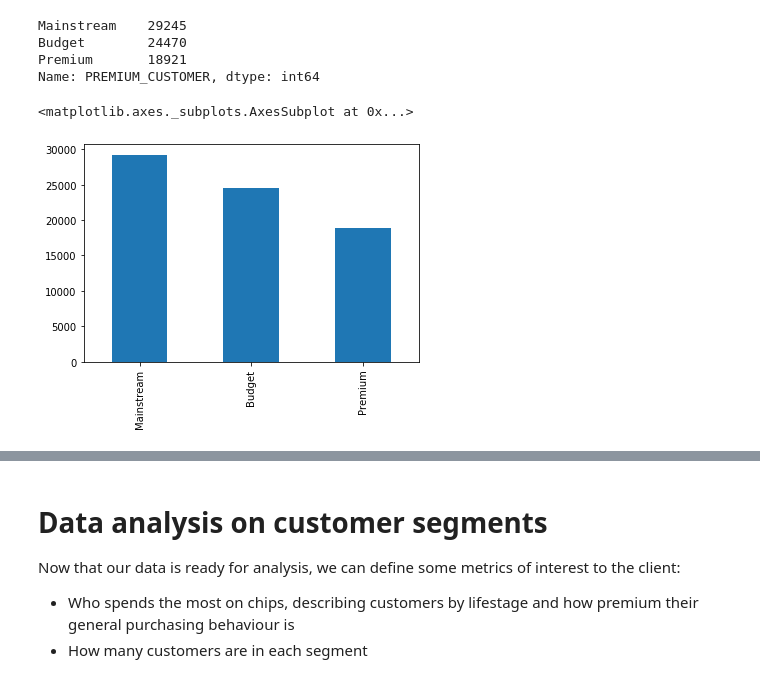
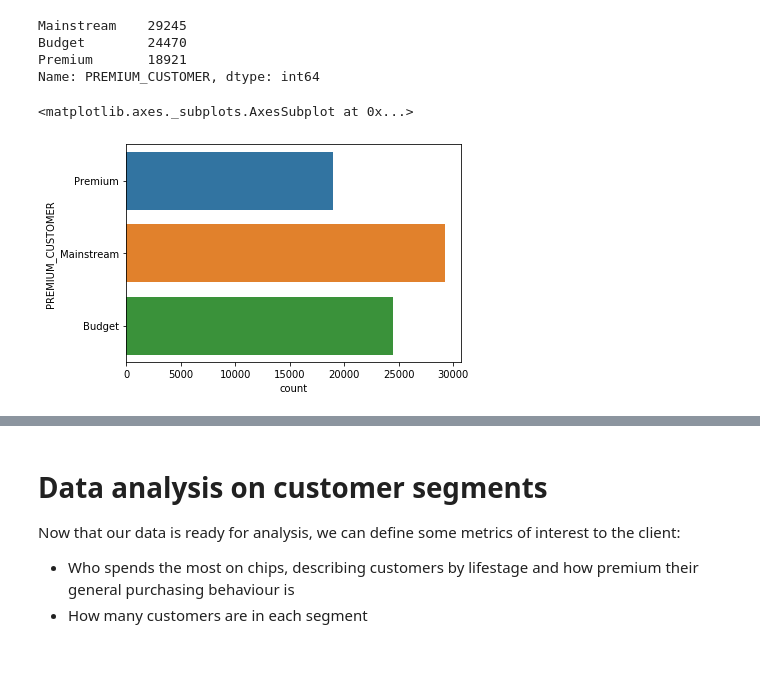
Before and after one commit to Johnson-a-hash/quantium-virtual-program, a Jupyter notebook: Quantium Module 1.ipynb, the cells around one changed output, grey strips where cells are left out. Saved outputs shown, nothing was run; the diff lists cells and outputs as text; code cells hidden in the pictures.

```diff
--- a/Quantium Module 1.ipynb
+++ b/Quantium Module 1.ipynb
@@ -583,10 +593,10 @@ Name: PREMIUM_CUSTOMER, dtype: int64
 # %%
 # Visualise 'PREMIUM_CUSTOMER'
 
-customerData['PREMIUM_CUSTOMER'].value_counts().sort_values(ascending = False).plot(kind = 'bar')
+sns.countplot(y = customerData['PREMIUM_CUSTOMER'])
 # %% [output]
 <matplotlib.axes._subplots.AxesSubplot at 0x...>
-[figure, old version]
+[figure, new version]
 # %%
 # Now let's merge the two datasets together
 # Before we do, examine the shape
```
Also changed, not shown: parts of 30 cells of this notebook.
